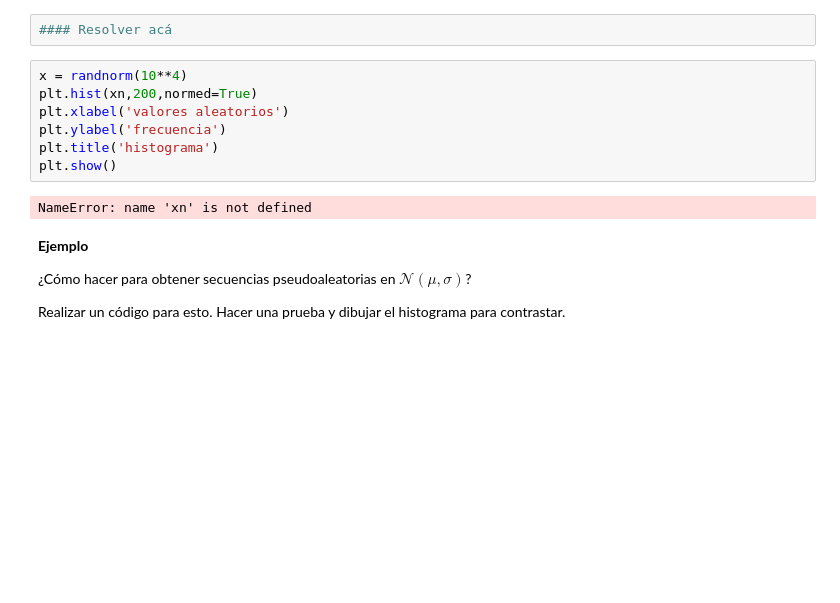
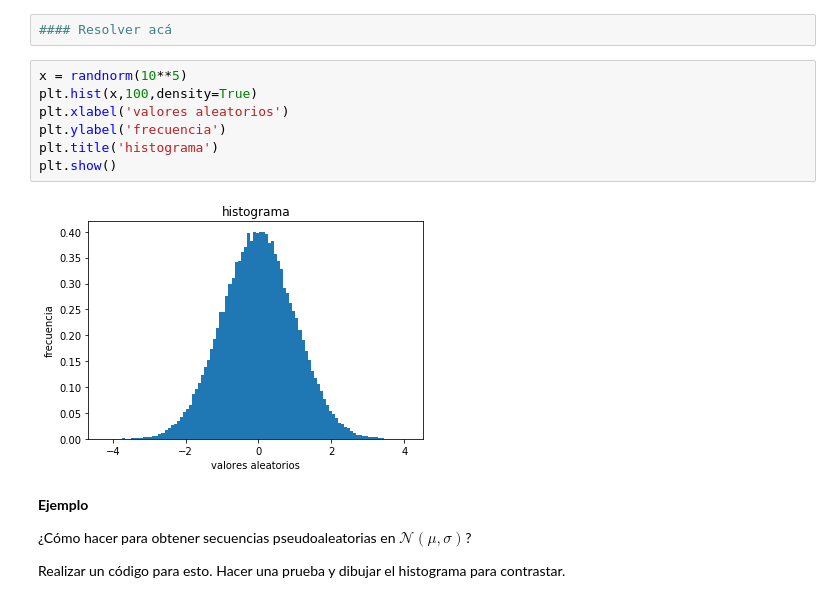
Before and after one commit to ogvilla67/SPF-2018-II, a Jupyter notebook: TEMA-1/Clase6_NumerosPseudoaleatorios.ipynb, the cells around one changed output. Cells and saved outputs as stored; diff of their text form; blank space fills up the shorter version.

```diff
--- a/TEMA-1/Clase6_NumerosPseudoaleatorios.ipynb
+++ b/TEMA-1/Clase6_NumerosPseudoaleatorios.ipynb
@@ -326,14 +328,14 @@ Luego, dibujar el histograma (diagrama de frecuencias). ¿Corresponde lo obtenid
 # %%
 #### Resolver acá
 # %%
-x = randnorm(10**4)
-plt.hist(xn,200,normed=True)
+x = randnorm(10**5)
+plt.hist(x,100,density=True)
 plt.xlabel('valores aleatorios')
 plt.ylabel('frecuencia')
 plt.title('histograma')
 plt.show()
 # %% [output]
-NameError: name 'xn' is not defined
+[figure, added]
 # %% [markdown]
 **Ejemplo**
 
```
Also changed, not shown: parts of 8 cells of this notebook.
